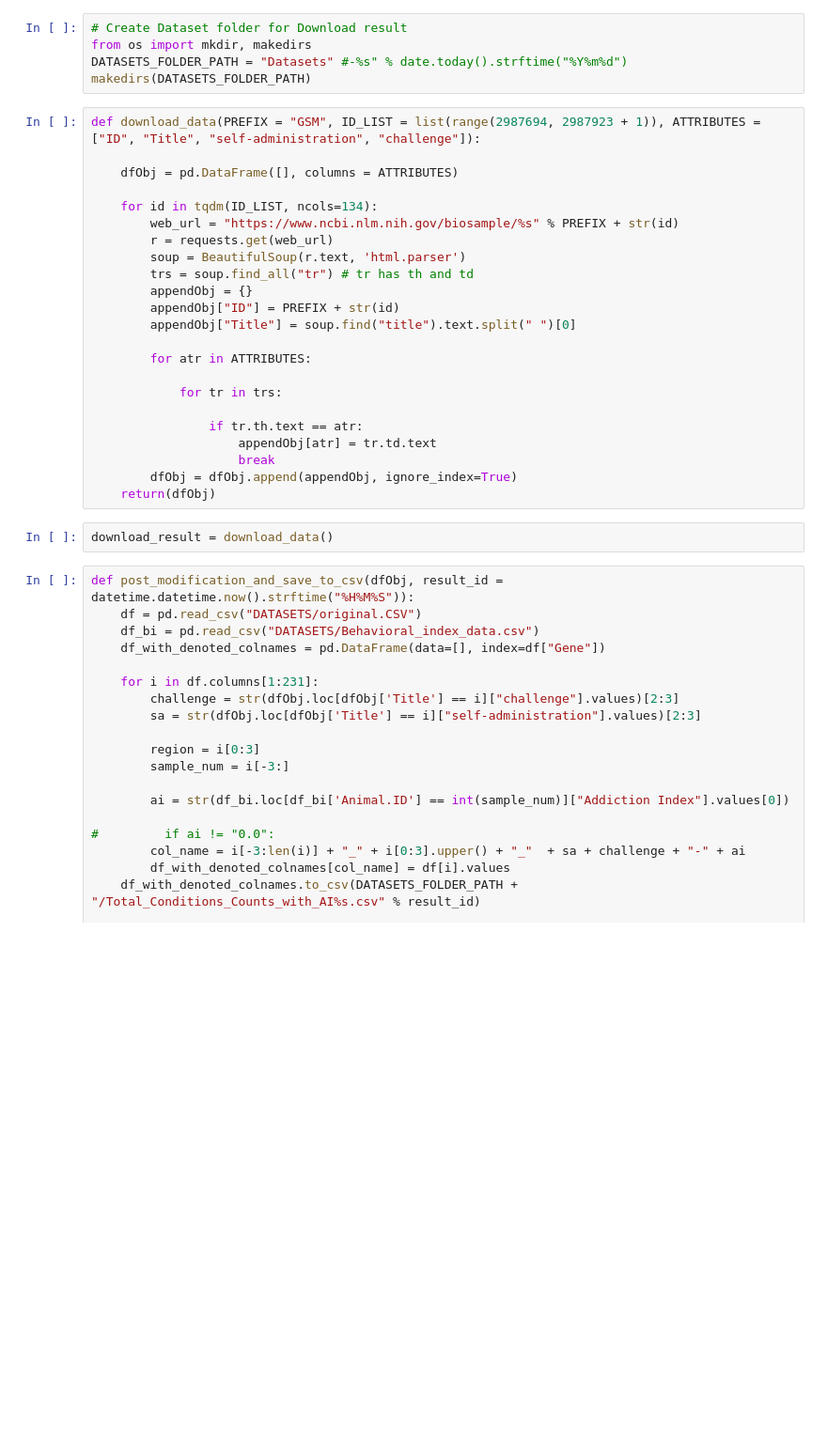
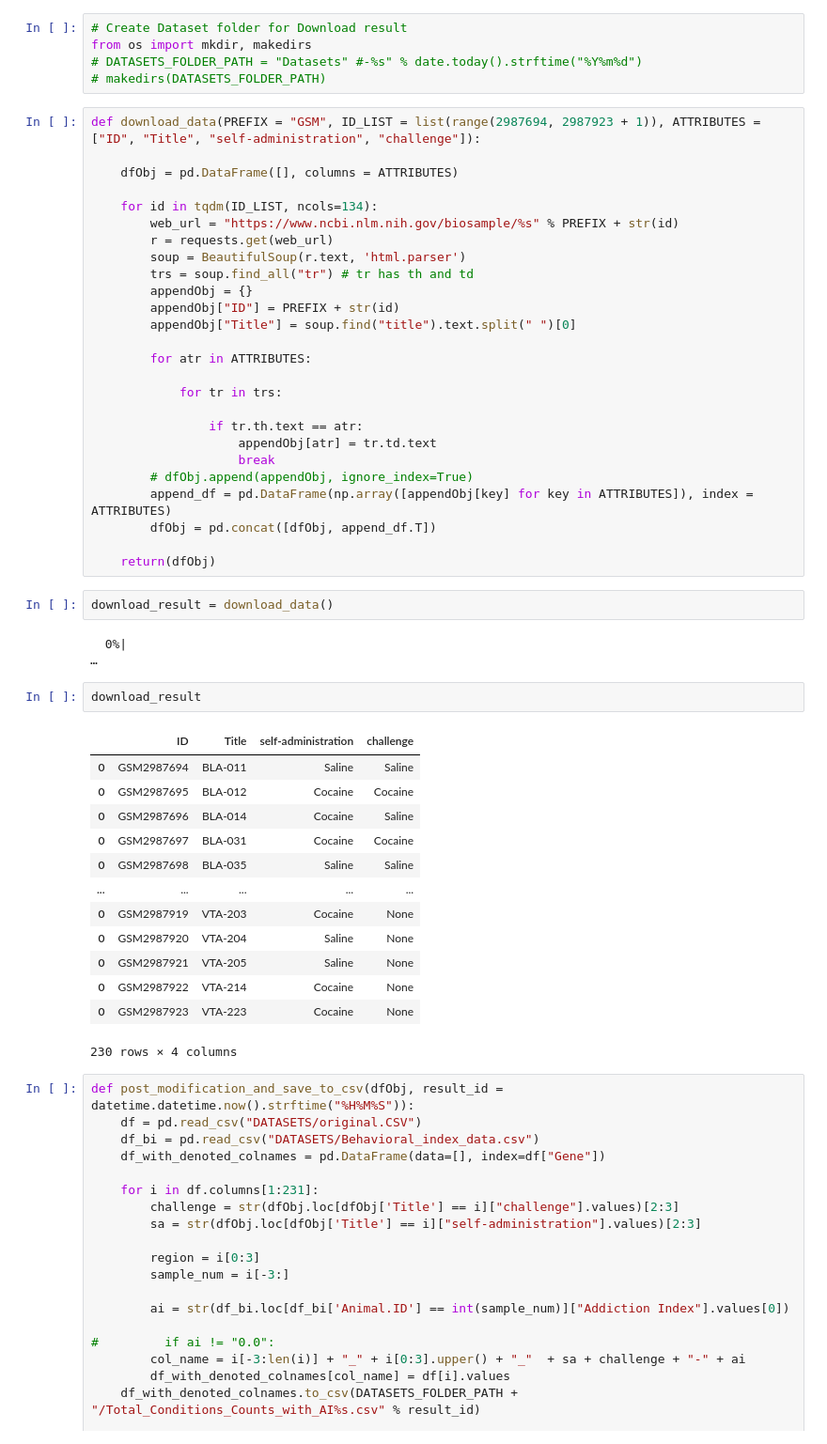
Before and after one commit to baicalin/GAN-WGCNA, a Jupyter notebook: codes/RNASeq_pipeline/1_RNASeq_Dataset_Downloader.ipynb, the cells around one changed output. Shown at 94% size. Cells and saved outputs as stored; diff of their text form; blank space fills up the shorter version.

```diff
--- a/codes/RNASeq_pipeline/1_RNASeq_Dataset_Downloader.ipynb
+++ b/codes/RNASeq_pipeline/1_RNASeq_Dataset_Downloader.ipynb
@@ -9,8 +10,8 @@ import datetime
 # %%
 # Create Dataset folder for Download result
 from os import mkdir, makedirs
-DATASETS_FOLDER_PATH = "Datasets" #-%s" % date.today().strftime("%Y%m%d")
-makedirs(DATASETS_FOLDER_PATH)
+# DATASETS_FOLDER_PATH = "Datasets" #-%s" % date.today().strftime("%Y%m%d")
+# makedirs(DATASETS_FOLDER_PATH)
 # %%
 def download_data(PREFIX = "GSM", ID_LIST = list(range(2987694, 2987923 + 1)), ATTRIBUTES = ["ID", "Title", "self-administration", "challenge"]):
 
@@ -32,10 +33,31 @@ def download_data(PREFIX = "GSM", ID_LIST = list(range(2987694, 2987923 + 1)), A
                 if tr.th.text == atr:
                     appendObj[atr] = tr.td.text
                     break
-        dfObj = dfObj.append(appendObj, ignore_index=True)
+        # dfObj.append(appendObj, ignore_index=True)
+        append_df = pd.DataFrame(np.array([appendObj[key] for key in ATTRIBUTES]), index = ATTRIBUTES)
+        dfObj = pd.concat([dfObj, append_df.T])
+
     return(dfObj)
 # %%
 download_result = download_data()
+# %% [output]
+  0%|                                                                                                         …
+# %%
+download_result
+# %% [output]
+|  | ID | Title | self-administration | challenge |
+| 0 | GSM2987694 | BLA-011 | Saline | Saline |
+| 0 | GSM2987695 | BLA-012 | Cocaine | Cocaine |
+| 0 | GSM2987696 | BLA-014 | Cocaine | Saline |
+| 0 | GSM2987697 | BLA-031 | Cocaine | Cocaine |
+| 0 | GSM2987698 | BLA-035 | Saline | Saline |
+| ... | ... | ... | ... | ... |
+| 0 | GSM2987919 | VTA-203 | Cocaine | None |
+| 0 | GSM2987920 | VTA-204 | Saline | None |
+| 0 | GSM2987921 | VTA-205 | Saline | None |
+| 0 | GSM2987922 | VTA-214 | Cocaine | None |
+| 0 | GSM2987923 | VTA-223 | Cocaine | None |
+230 rows × 4 columns
 # %%
 def post_modification_and_save_to_csv(dfObj, result_id = datetime.datetime.now().strftime("%H%M%S")):
     df = pd.read_csv("DATASETS/original.CSV")
```
Also changed, not shown: parts of 1 cell of this notebook, 1 other file.
